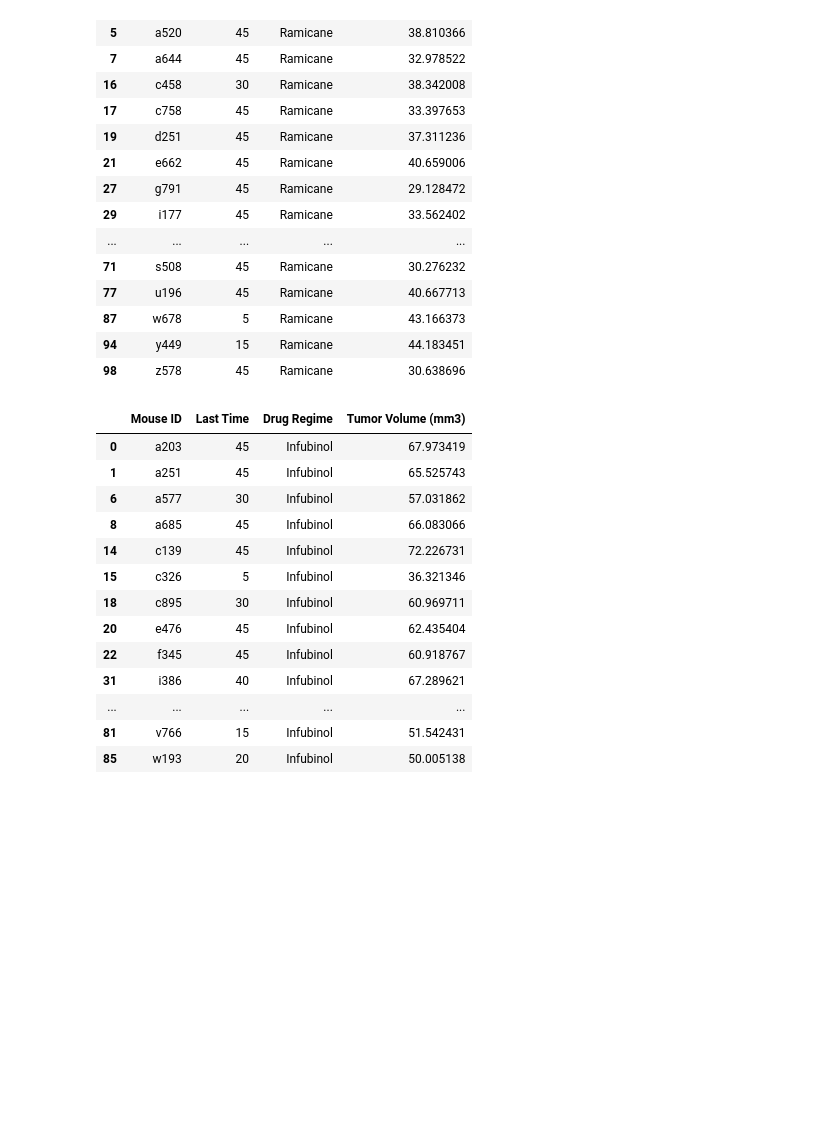
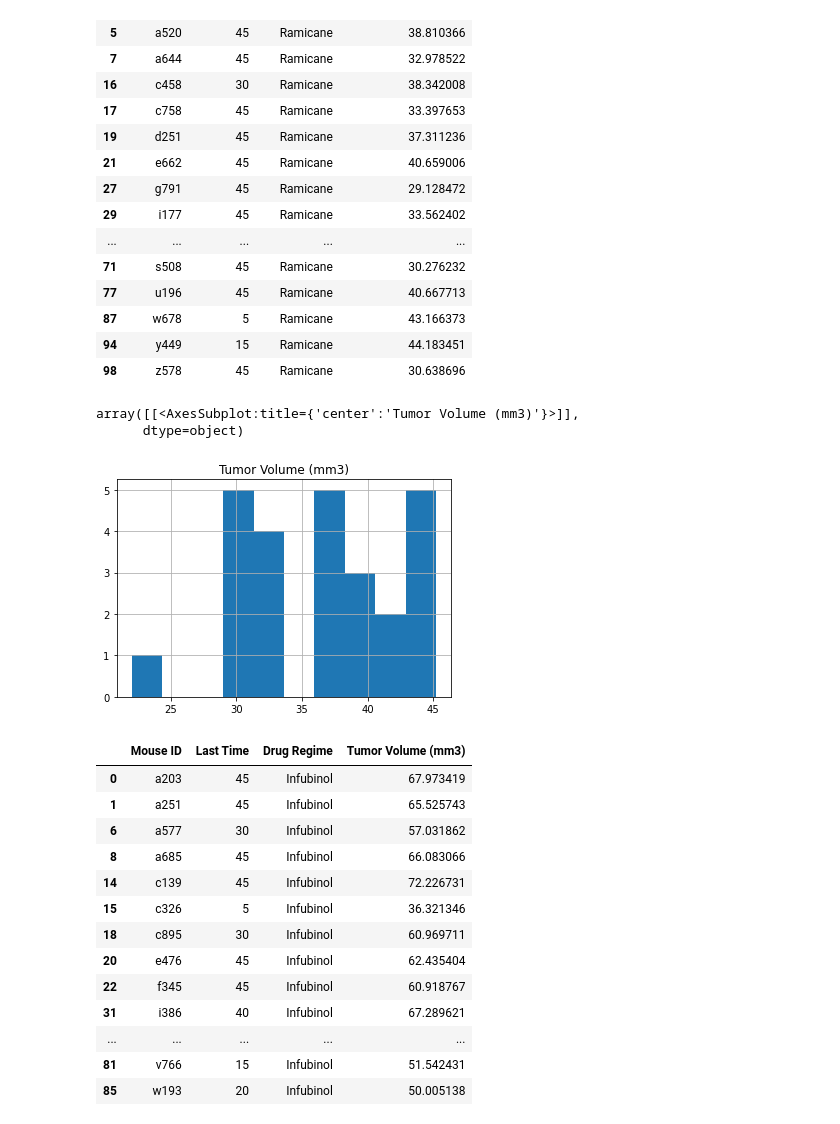
Before and after one commit to sarahDH615/matplotlib_challenge, a Jupyter notebook: pymaceuticals_starter_edited.ipynb, the cells around one changed output. Saved outputs shown, nothing was run; the diff lists cells and outputs as text; code cells hidden in the pictures; blank space fills up the shorter version.

```diff
--- a/pymaceuticals_starter_edited.ipynb
+++ b/pymaceuticals_starter_edited.ipynb
@@ -363,6 +371,12 @@ ra_df
 | 87 | w678 | 5 | Ramicane | 43.166373 |
 | 94 | y449 | 15 | Ramicane | 44.183451 |
 | 98 | z578 | 45 | Ramicane | 30.638696 |
+# %%
+ra_df.hist()
+# %% [output]
+array([[<AxesSubplot:title={'center':'Tumor Volume (mm3)'}>]],
+      dtype=object)
+[figure, added]
 # %%
 in_df
 # %% [output]
```
Also changed, not shown: parts of 12 cells of this notebook.
